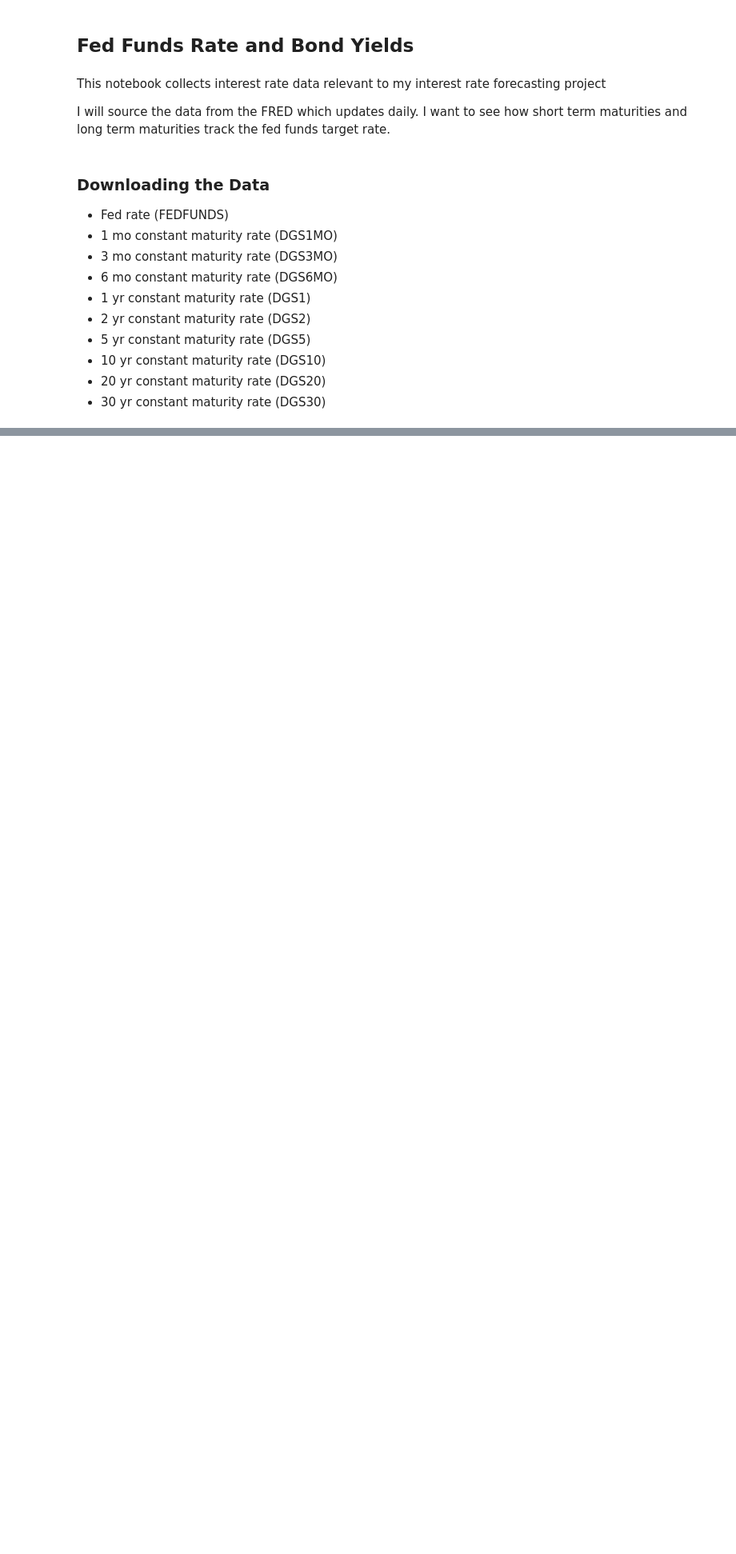
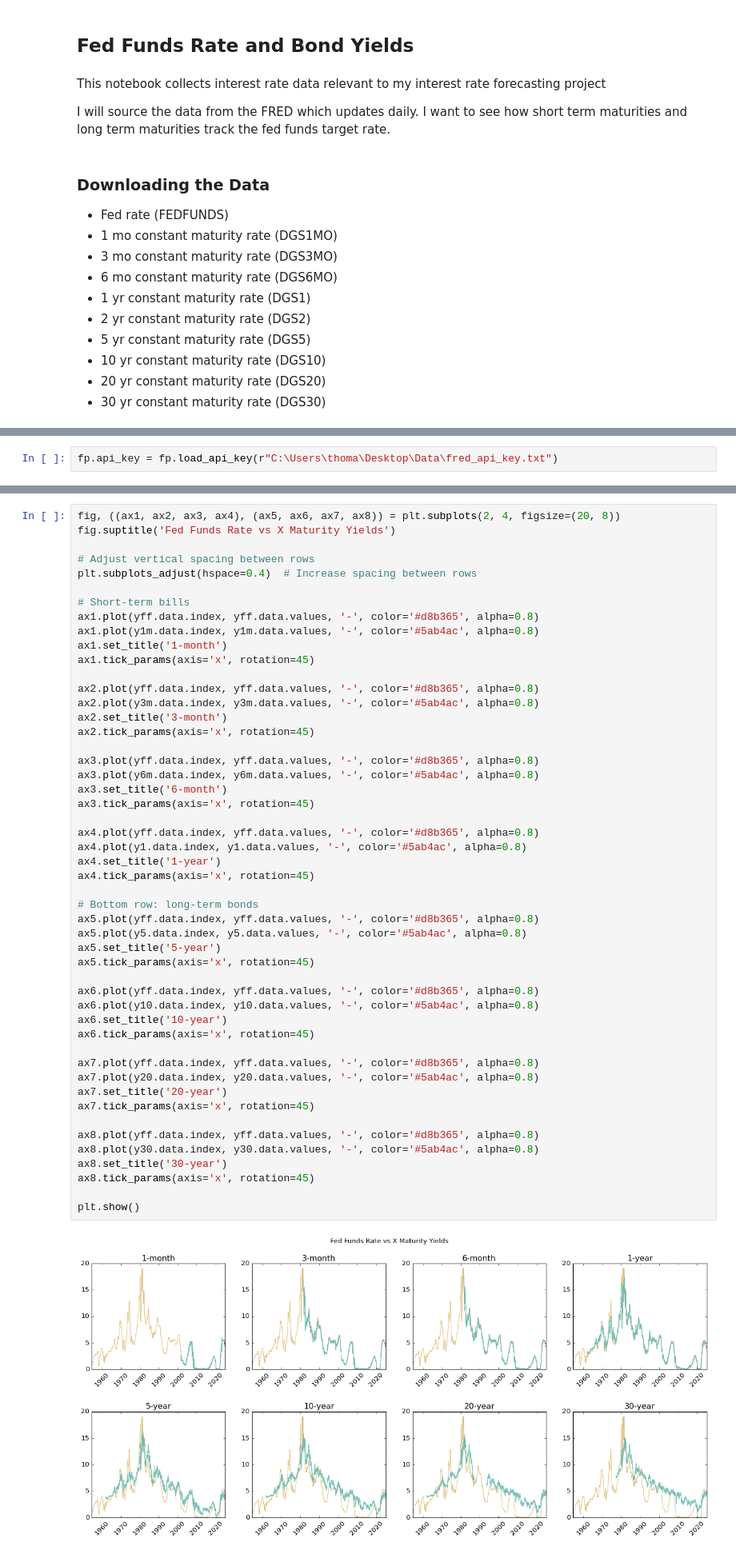
Before and after one commit to Faduzzle/data, a Jupyter notebook: fedfunds and bond yields.ipynb, the cells around one changed output, grey strips where cells are left out. Shown at 80% size. Cells and saved outputs as stored; diff of their text form; blank space fills up the shorter version.

Commit message:
fedfunds and bond yields

```diff
--- a/fedfunds and bond yields.ipynb
+++ b/fedfunds and bond yields.ipynb
@@ -30,3 +30,5 @@ end_date = '3000-01-01'
+# %%
+fp.api_key = fp.load_api_key(r"C:\Users\thoma\Desktop\Data\fred_api_key.txt")
 # %%
 # Downloading data into Fred objects
 yff= fp.series('FEDFUNDS')
@@ -94,0 +59,52 @@ plt.show()
+# %%
+fig, ((ax1, ax2, ax3, ax4), (ax5, ax6, ax7, ax8)) = plt.subplots(2, 4, figsize=(20, 8))
+fig.suptitle('Fed Funds Rate vs X Maturity Yields')
+
+# Adjust vertical spacing between rows
+plt.subplots_adjust(hspace=0.4)  # Increase spacing between rows
+
+# Short-term bills
+ax1.plot(yff.data.index, yff.data.values, '-', color='#d8b365', alpha=0.8)
+ax1.plot(y1m.data.index, y1m.data.values, '-', color='#5ab4ac', alpha=0.8)
+ax1.set_title('1-month')
+ax1.tick_params(axis='x', rotation=45)
+
+ax2.plot(yff.data.index, yff.data.values, '-', color='#d8b365', alpha=0.8)
+ax2.plot(y3m.data.index, y3m.data.values, '-', color='#5ab4ac', alpha=0.8)
+ax2.set_title('3-month')
+ax2.tick_params(axis='x', rotation=45)
+
+ax3.plot(yff.data.index, yff.data.values, '-', color='#d8b365', alpha=0.8)
+ax3.plot(y6m.data.index, y6m.data.values, '-', color='#5ab4ac', alpha=0.8)
+ax3.set_title('6-month')
+ax3.tick_params(axis='x', rotation=45)
+
+ax4.plot(yff.data.index, yff.data.values, '-', color='#d8b365', alpha=0.8)
+ax4.plot(y1.data.index, y1.data.values, '-', color='#5ab4ac', alpha=0.8)
+ax4.set_title('1-year')
+ax4.tick_params(axis='x', rotation=45)
+
+# Bottom row: long-term bonds
+ax5.plot(yff.data.index, yff.data.values, '-', color='#d8b365', alpha=0.8)
+ax5.plot(y5.data.index, y5.data.values, '-', color='#5ab4ac', alpha=0.8)
+ax5.set_title('5-year')
+ax5.tick_params(axis='x', rotation=45)
+
+ax6.plot(yff.data.index, yff.data.values, '-', color='#d8b365', alpha=0.8)
+ax6.plot(y10.data.index, y10.data.values, '-', color='#5ab4ac', alpha=0.8)
+ax6.set_title('10-year')
+ax6.tick_params(axis='x', rotation=45)
+
+ax7.plot(yff.data.index, yff.data.values, '-', color='#d8b365', alpha=0.8)
+ax7.plot(y20.data.index, y20.data.values, '-', color='#5ab4ac', alpha=0.8)
+ax7.set_title('20-year')
+ax7.tick_params(axis='x', rotation=45)
+
+ax8.plot(yff.data.index, yff.data.values, '-', color='#d8b365', alpha=0.8)
+ax8.plot(y30.data.index, y30.data.values, '-', color='#5ab4ac', alpha=0.8)
+ax8.set_title('30-year')
+ax8.tick_params(axis='x', rotation=45)
+
+plt.show()
+# %% [output]
+[figure, added]
```
Also changed, not shown: parts of 3 cells of this notebook.
